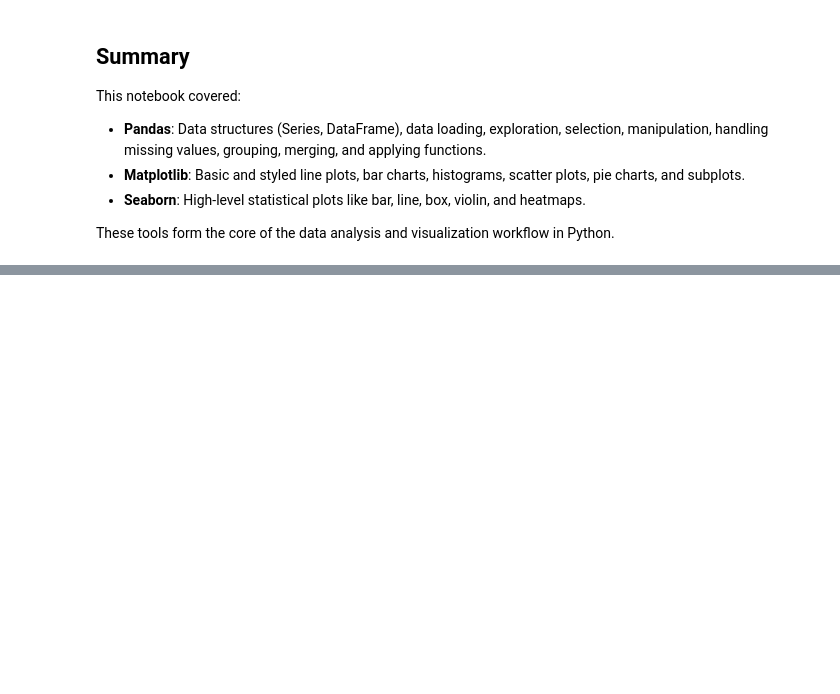
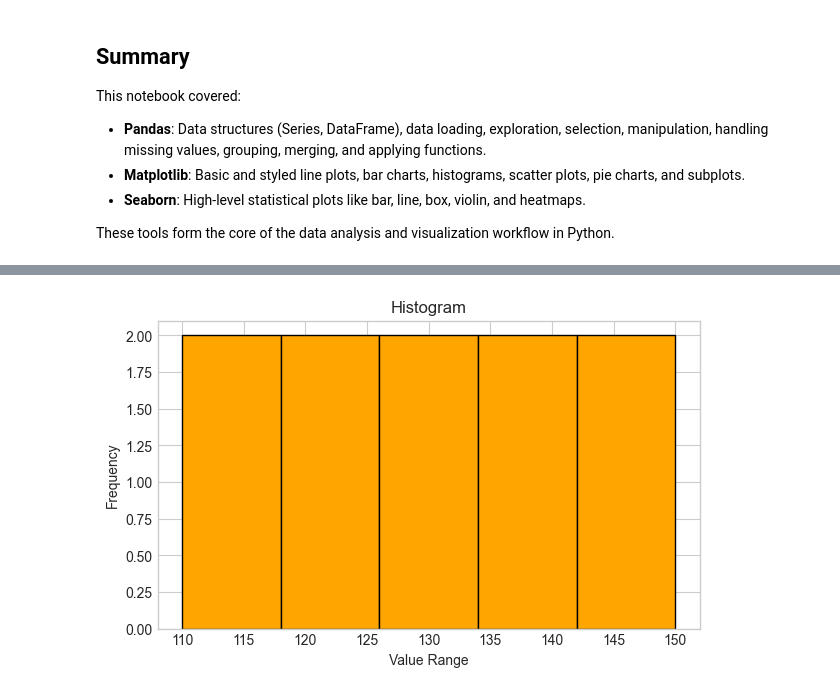
Before and after one commit to priyansupattanaik/CDAC, a Jupyter notebook: 2. Python/20March2026 - Numpy & Panda/Note10.ipynb, the cells around one changed output, grey strips where cells are left out. Saved outputs shown, nothing was run; the diff lists cells and outputs as text; code cells hidden in the pictures; blank space fills up the shorter version.

```diff
--- a/2. Python/20March2026 - Numpy & Panda/Note10.ipynb
+++ b/2. Python/20March2026 - Numpy & Panda/Note10.ipynb
@@ -703,0 +758,15 @@ These tools form the core of the data analysis and visualization workflow in Pyt
+# %%
+data = [110,120,130,140,150,
+        110,130,150,120,140]
+
+plt.figure(figsize=(7, 4))
+plt.hist(data,
+         bins=5,
+         color='orange',
+         edgecolor='black')
+plt.title("Histogram")
+plt.xlabel("Value Range")
+plt.ylabel("Frequency")
+plt.show()
+# %% [output]
+[figure, added]
```
Also changed, not shown: parts of 5 cells of this notebook, 3 other files.
